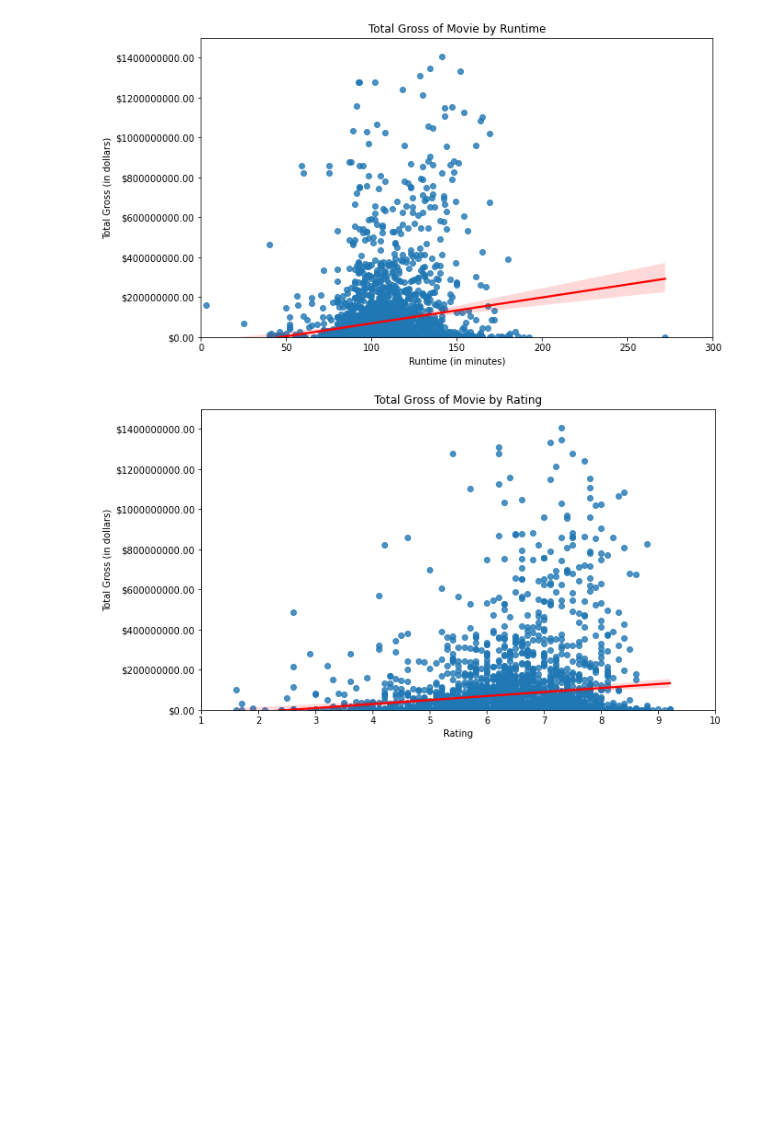
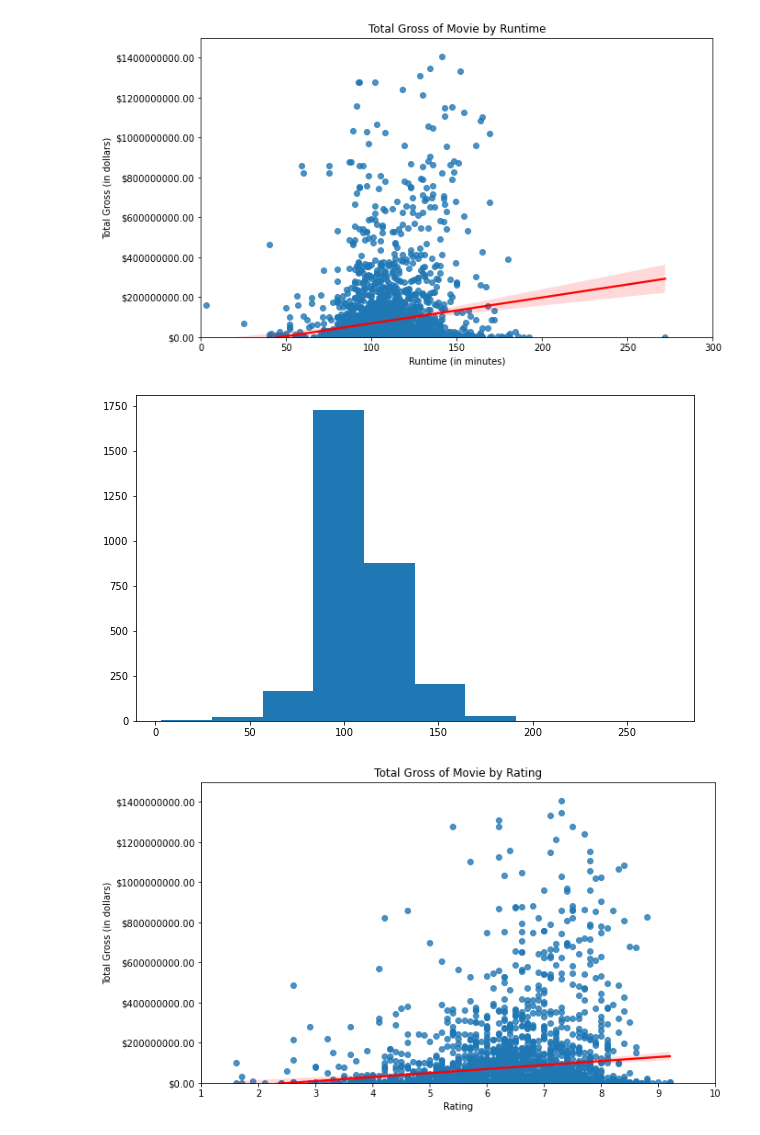
Before and after one commit to pederknorr/dsc-phase-1-project, a Jupyter notebook: studentv3.ipynb, the cells around one changed output. Drawn from its saved outputs; the diff is of its cells as text; code cells hidden in the pictures; blank space fills up the shorter version.

```diff
--- a/studentv3.ipynb
+++ b/studentv3.ipynb
@@ -606,6 +610,12 @@ ax.set(ylim=(0,1500000000))
 plt.show()
 # %% [output]
 [figure]
+# %%
+fig, ax = plt.subplots(figsize=(10,6))
+ax.hist(movie_data['runtime_minutes'])
+plt.show()
+# %% [output]
+[figure, added]
 # %%
 fig, ax = plt.subplots(figsize=(10,6))
 
```
Also changed, not shown: parts of 5 cells of this notebook.
